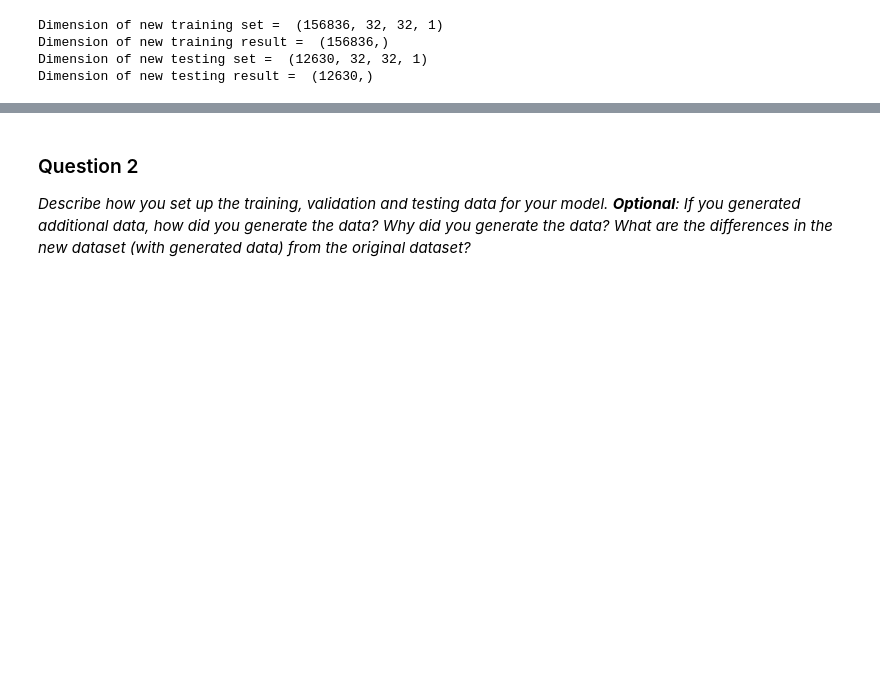
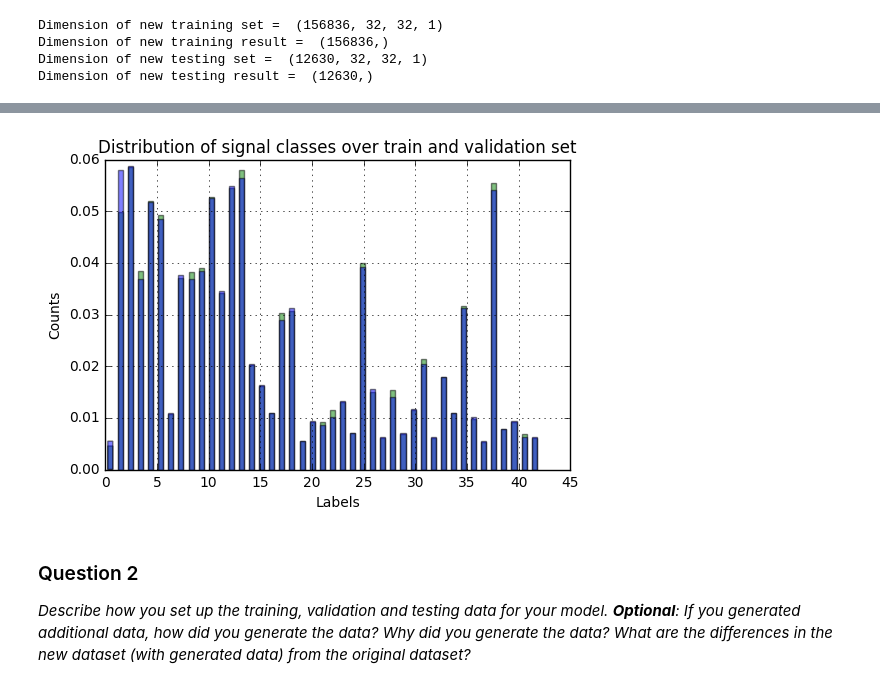
Before and after one commit to JennyZC/Udacity, a Jupyter notebook: CarND-Traffic-Sign-Classifier-Project/Traffic_Sign_Classifier.ipynb, the cells around one changed output, grey strips where cells are left out. Saved outputs shown, nothing was run; the diff lists cells and outputs as text; code cells hidden in the pictures; blank space fills up the shorter version.

```diff
--- a/CarND-Traffic-Sign-Classifier-Project/Traffic_Sign_Classifier.ipynb
+++ b/CarND-Traffic-Sign-Classifier-Project/Traffic_Sign_Classifier.ipynb
@@ -362,6 +380,31 @@ y_train: (132551,)
 x_validation: (31367, 32, 32, 1)
 y_validation: (31367,)
 Update Image Shape: (32, 32, 1)
+# %%
+### Data exploration visualization goes here.
+### Feel free to use as many code cells as needed.
+import matplotlib.pyplot as plt
+import random
+import numpy as np
+
+# Visualizations will be shown in the notebook.
+%matplotlib inline
+
+train_unique, train_counts = np.unique(y_train, return_counts=True)
+validation_unique, valition_counts = np.unique(y_validation, return_counts=True)
+
+fig = plt.figure()
+n, bins, patches = plt.hist(y_train, bins=train_unique.shape[0], facecolor='green', alpha=0.5, rwidth=0.5, normed=True)
+n, bins, patches = plt.hist(y_validation, bins=validation_unique.shape[0], facecolor='blue', alpha=0.5, rwidth=0.5, normed=True)
+
+plt.xlabel('Labels')
+plt.ylabel('Counts')
+plt.title(r'Distribution of signal classes over train and validation set')
+plt.grid(True)
+
+plt.show()
+# %% [output]
+[figure, added]
 # %% [markdown]
 ### Question 2
 
```
Also changed, not shown: parts of 11 cells of this notebook, 1 other file.
